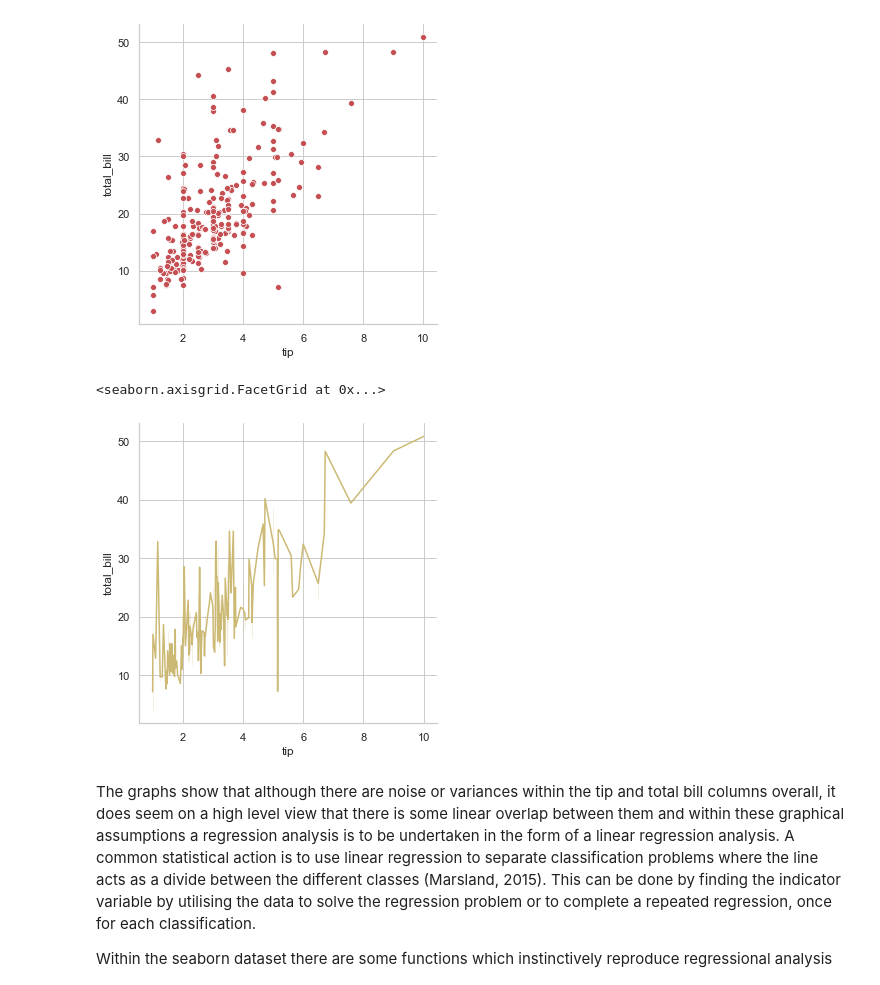
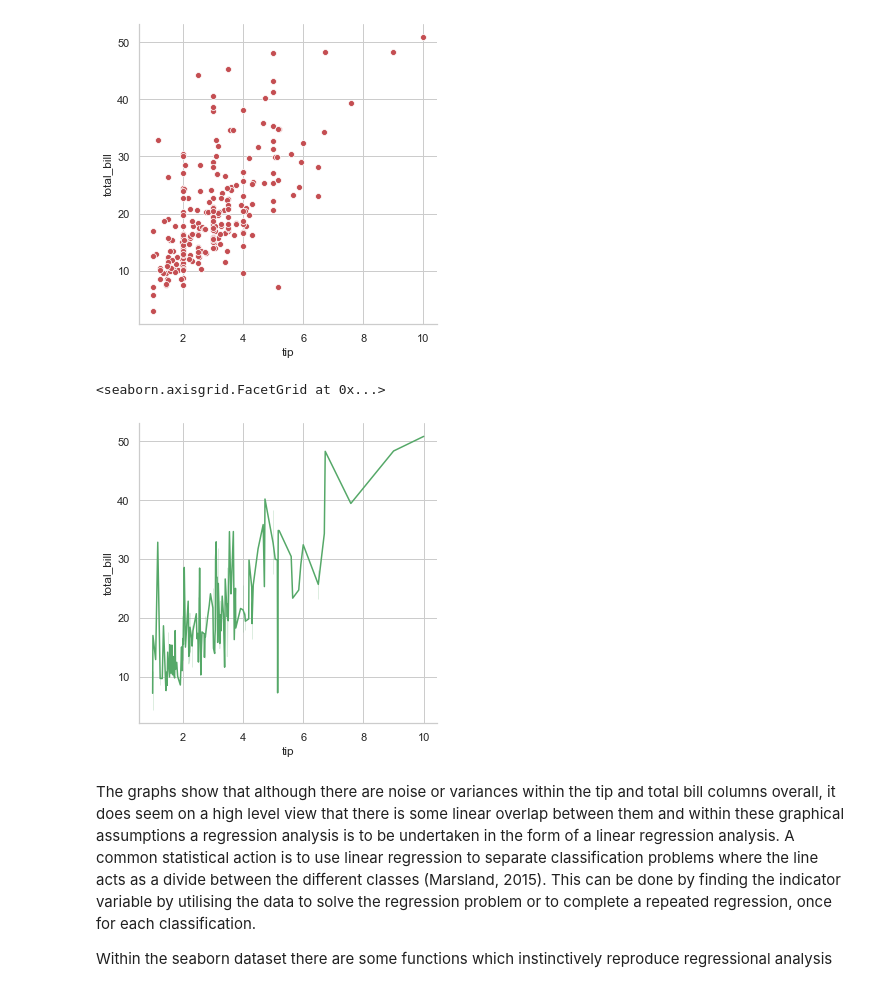
Before and after one commit to garycunningham89/fundamentalsdataanalysis, a Jupyter notebook: Fundamentals of Data Analysis.ipynb, the cells around one changed output. Cells and saved outputs as stored; diff of their text form; code cells hidden in the pictures.

```diff
--- a/Fundamentals of Data Analysis.ipynb
+++ b/Fundamentals of Data Analysis.ipynb
@@ -365,10 +366,10 @@ sns.relplot(x="tip", y="total_bill", data=tips, kind = "scatter", color='r')
 [figure]
 # %%
 #using relplot and line type to plot the variables in the tip and total_bill column against each other
-sns.relplot(x="tip", y="total_bill", data=tips, kind = "line", color='y')
+sns.relplot(x="tip", y="total_bill", data=tips, kind = "line", color='g')
 # %% [output]
 <seaborn.axisgrid.FacetGrid at 0x...>
-[figure, old version]
+[figure, new version]
 # %% [markdown]
 The graphs show that although there are noise or variances within the tip and total bill columns overall, it does seem on a high level view that there is some linear overlap between them and within these graphical assumptions a regression analysis is to be undertaken in the form of a linear regression analysis. A common statistical action is to use linear regression to separate classification problems where the line acts as a divide between the different classes (Marsland, 2015). This can be done by finding the indicator variable by utilising the data to solve the regression problem or to complete a repeated regression, once for each classification.
 
```
Also changed, not shown: parts of 38 cells of this notebook, 1 other file.
